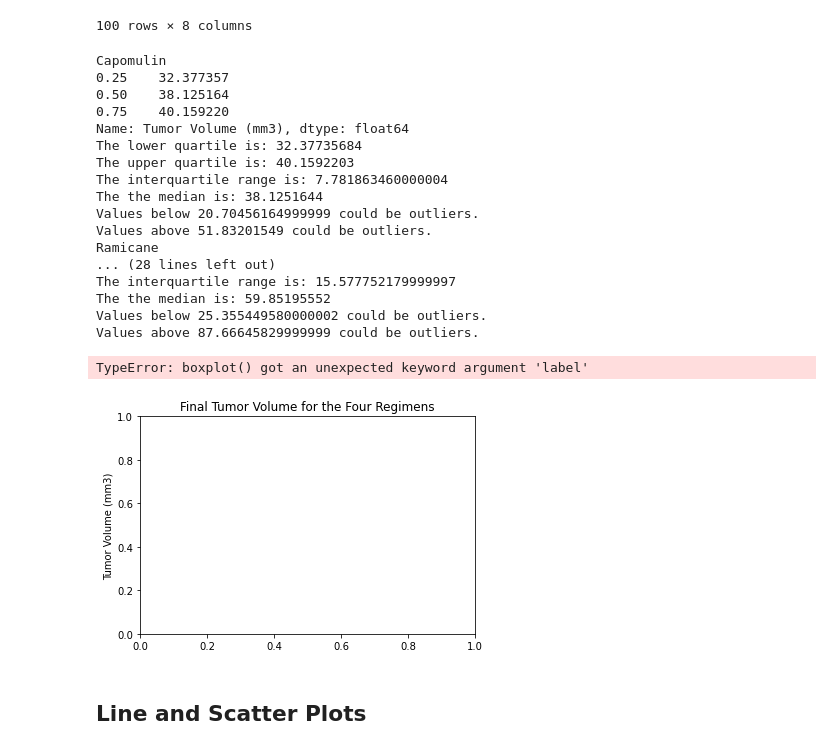
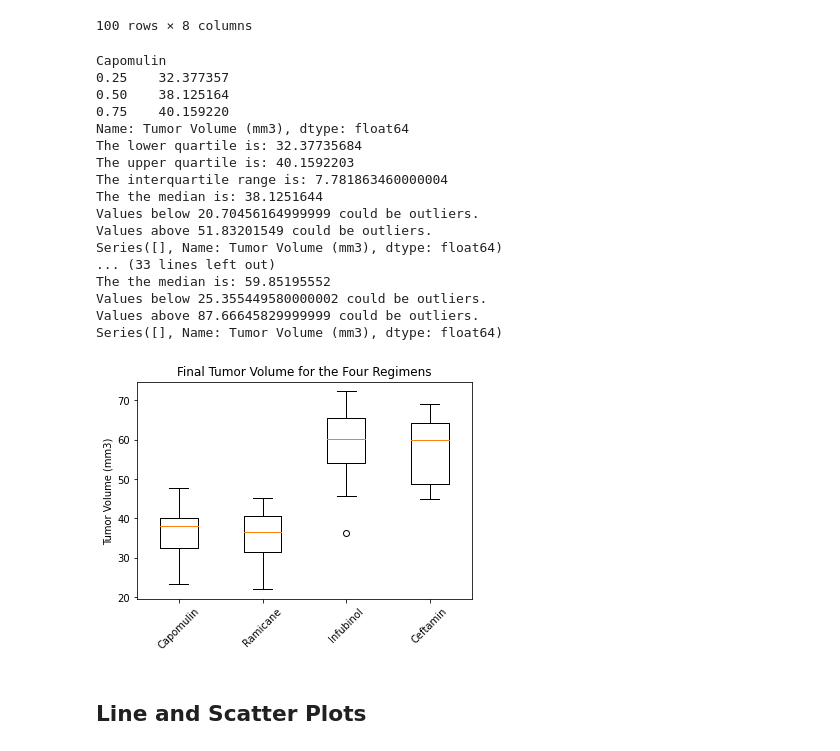
Before and after one commit to sweeneygood/matplotlib-challenge, a Jupyter notebook: pymaceuticals_starter.ipynb, the cells around one changed output. Drawn from its saved outputs; the diff is of its cells as text; code cells hidden in the pictures.

Commit message:
Finished box plots, added insights

```diff
--- a/pymaceuticals_starter.ipynb
+++ b/pymaceuticals_starter.ipynb
@@ -294,22 +284,26 @@ mouse_study_df_4drug
 | 99 | z581 | Infubinol | Female | 24 | 25 | 45 | 62.754451 | ... |
 100 rows × 8 columns
 # %%
+#Hint: All four box plots should be within the same figure. Use this Matplotlib
+# documentation page for help with changing the style of the outliers.
+# Calculate the final tumor volume of each mouse across four of the treatment regimens:
+# Capomulin, Ramicane, Infubinol, and Ceftamin
+
+# Create empty list to fill with tumor vol data (for plotting)
+
+tumor_vol_by_drug = []   # use a series of series
+
 # Put treatments into a list for for loop (and later for plot labels)
 # drug_list is the list of 4 drugs from a previous step
 
-# Create empty dict to fill with tumor vol data (for plotting)
-tumor_vol_by_drug = {}
+for drug in drug_list:
 
-for drug in drug_list:
     print(drug)
     # Locate the rows which contain mice on the particular drug and get the tumor volumes
-
     mouse_study_1_drug = mouse_study_df_4drug.loc[mouse_study_df_4drug['Drug Regimen'] == drug, 'Tumor Volume (mm3)']
 
-    # add subset
     # create a dict of drug name and list of tumor vol data
-
-    tumor_vol_by_drug[drug] = mouse_study_1_drug
+    tumor_vol_by_drug.append(mouse_study_1_drug)
 
     # Calculate the IQR and quantitatively determine if there are any potential outliers for each
     quartiles = (mouse_study_1_drug).quantile([.25,.5,.75])
@@ -331,8 +325,8 @@ for drug in drug_list:
     print(f"Values above {upper_bound} could be outliers.")
 
     #pull out the outliers
-    #outliers = mouse_study_1_drug.loc[(mouse_study_1_drug < lower_bound) | (mouse_study_1_drug > upper_bound)]
-    #print(outliers)
+    outliers = mouse_study_1_drug.loc[(mouse_study_1_drug < lower_bound) | (mouse_study_1_drug > upper_bound)]
+    print(outliers)
 # %% [output]
 Capomulin
 0.25    32.377357
@@ -345,32 +339,24 @@ The interquartile range is: 7.781863460000004
 The the median is: 38.1251644
 Values below 20.70456164999999 could be outliers.
 Values above 51.83201549 could be outliers.
-Ramicane
-... (28 lines left out)
-The interquartile range is: 15.577752179999997
+Series([], Name: Tumor Volume (mm3), dtype: float64)
+... (33 lines left out)
 The the median is: 59.85195552
 Values below 25.355449580000002 could be outliers.
 Values above 87.66645829999999 could be outliers.
+Series([], Name: Tumor Volume (mm3), dtype: float64)
 # %%
 # Generate a box plot of the final tumor volume of each mouse across four regimens of interest
 
 fig1, ax1 = plt.subplots()
 ax1.set_title('Final Tumor Volume for the Four Regimens')
 ax1.set_ylabel('Tumor Volume (mm3)')
-labels = drug_list
 
-# #for drug in drug_list:
-# #volumes = tumor_vol_by_drug[drug]
-# #ax1.boxplot(volumes, labels=drug_list)
-# ax1.boxplot(tumor_vol_by_drug)
-
-# plt.show()
-
-ax1.boxplot(volumes, label=labels)
+ax1.boxplot(tumor_vol_by_drug)
+plt.xticks([1, 2, 3, 4], drug_list, rotation=45)
 plt.show()
 # %% [output]
-TypeError: boxplot() got an unexpected keyword argument 'label'
-[figure, old version]
+[figure, new version]
 # %% [markdown]
 ## Line and Scatter Plots
 # %%
```
Also changed, not shown: parts of 8 cells of this notebook.
